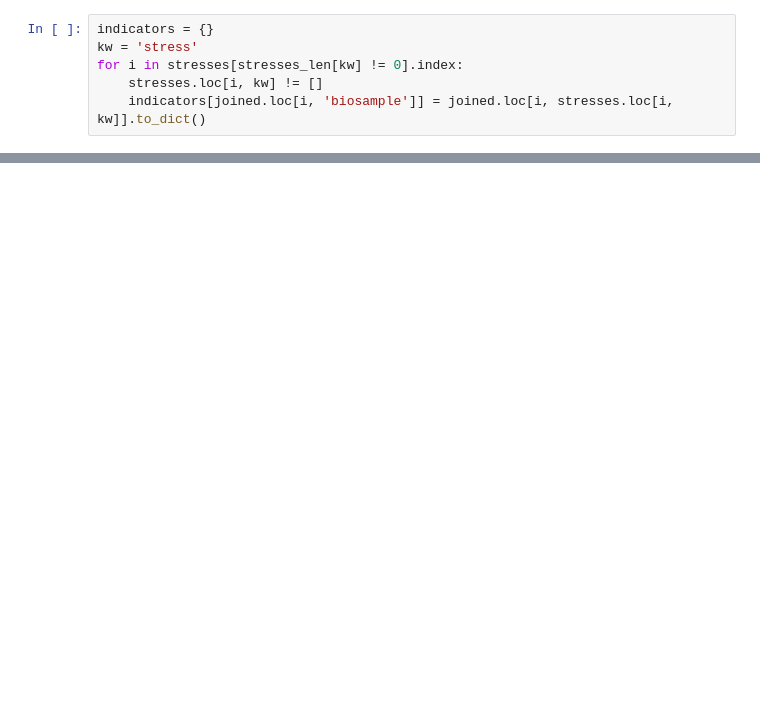
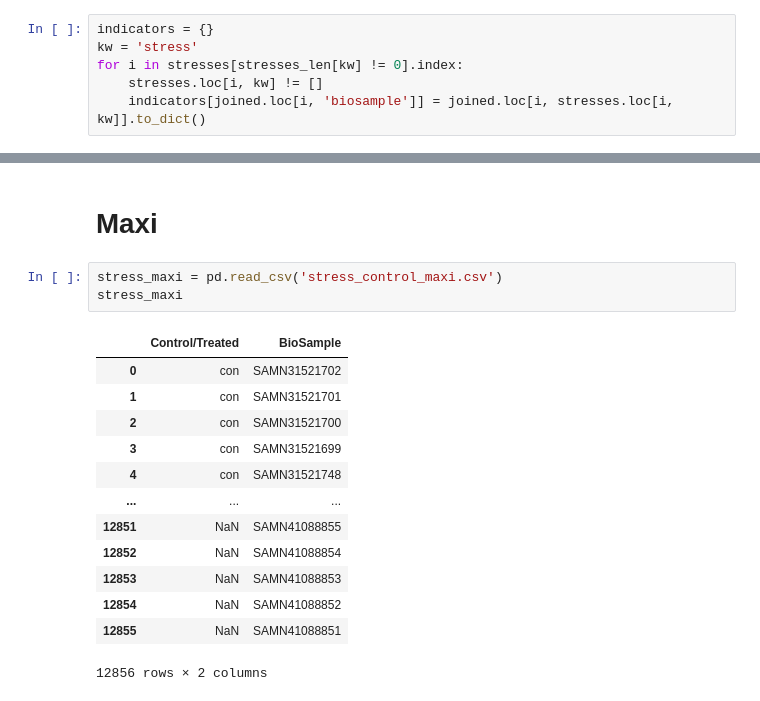
Before and after one commit to freire-guido/soy-biomarkers, a Jupyter notebook: accession/sample_stress.ipynb, the cells around one changed output, grey strips where cells are left out. Saved outputs shown, nothing was run; the diff lists cells and outputs as text; blank space fills up the shorter version.

```diff
--- a/accession/sample_stress.ipynb
+++ b/accession/sample_stress.ipynb
@@ -130 +153,20 @@ infest         0
 dtype: int64
+# %% [markdown]
+# Maxi
+# %%
+stress_maxi = pd.read_csv('stress_control_maxi.csv')
+stress_maxi
+# %% [output]
+|  | Control/Treated | BioSample |
+| 0 | con | SAMN31521702 |
+| 1 | con | SAMN31521701 |
+| 2 | con | SAMN31521700 |
+| 3 | con | SAMN31521699 |
+| 4 | con | SAMN31521748 |
+| ... | ... | ... |
+| 12851 | NaN | SAMN41088855 |
+| 12852 | NaN | SAMN41088854 |
+| 12853 | NaN | SAMN41088853 |
+| 12854 | NaN | SAMN41088852 |
+| 12855 | NaN | SAMN41088851 |
+12856 rows × 2 columns
```
Also changed, not shown: parts of 10 cells of this notebook, 7 other files.
